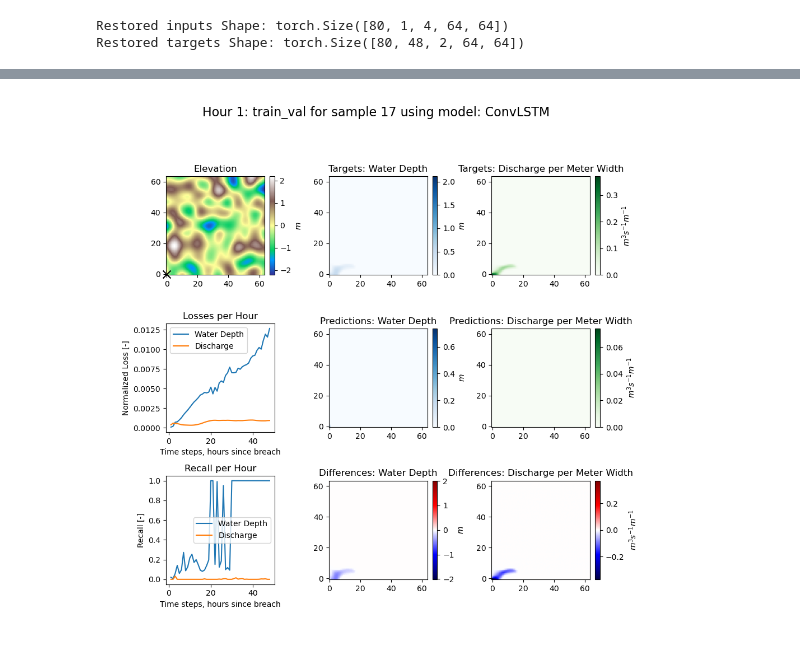
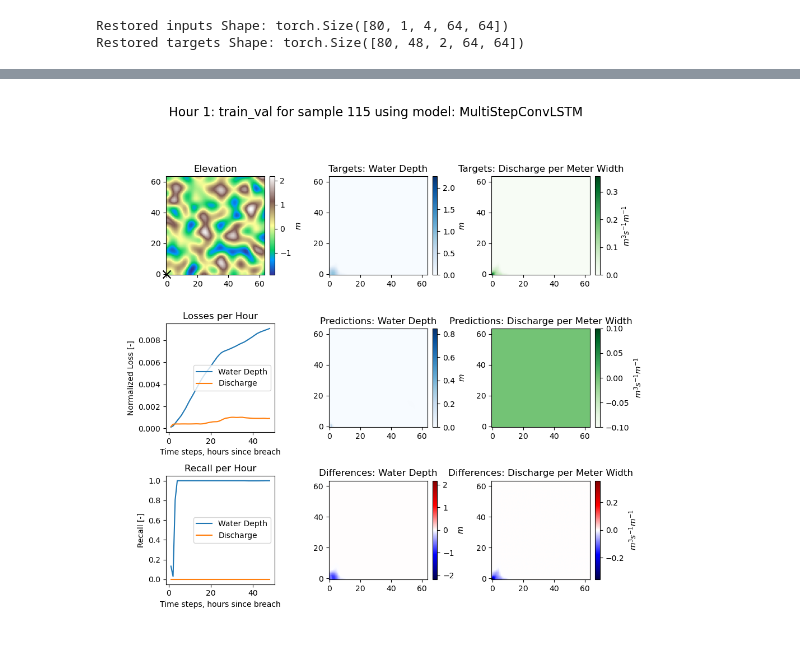
Before and after one commit to antoniomagherini99/FLOOD_group2, a Jupyter notebook: models/ConvLSTM_model/test_augmentation.ipynb, the cells around one changed output, grey strips where cells are left out. Saved outputs shown, nothing was run; the diff lists cells and outputs as text; code cells hidden in the pictures.

Commit message:
augmentation struggles

```diff
--- a/models/ConvLSTM_model/test_augmentation.ipynb
+++ b/models/ConvLSTM_model/test_augmentation.ipynb
@@ -142,5 +160,5 @@ You are now using only the transformed dataset.'
         warnings.warn(warning_msg, RuntimeWarning)
     return transformed_dataset
 # %%
-# transformed_dataset = augmentation(train_dataset, seed=42, p_hflip=0.5, full=True)
-transformed_dataset = train_dataset
+transformed_dataset = augmentation(train_dataset, p_hflip=0.5, full=True)
+# transformed_dataset = train_dataset
@@ -158,11 +179,11 @@ normalized_train_dataset = normalize_dataset(train_set, scaler_x, scaler_wd, sca
 normalized_val_dataset = normalize_dataset(val_set, scaler_x, scaler_wd, scaler_q, train_val)
 # %%
 # Model
-# model = MultiStepConvLSTM(input_dim = normalized_train_dataset[0][0].shape[1], output_dim = normalized_train_dataset[0][1].shape[1],
-#                           hidden_dim = 8, kernel_size = (3, 3), num_layers = 8, batch_first=True, bias=True, return_all_layers = False).to(device)
+model = MultiStepConvLSTM(input_dim = normalized_train_dataset[0][0].shape[1], output_dim = normalized_train_dataset[0][1].shape[1],
+                          hidden_dim = 32, kernel_size = (3, 3), num_layers = 2, batch_first=True, bias=True, return_all_layers = False).to(device)
 
-model = ConvLSTM(input_dim = normalized_train_dataset[0][0].shape[1], output_dim = normalized_train_dataset[0][1].shape[1], hidden_dim = 32, kernel_size = (3, 3),
-                 num_layers = 48, batch_first=True, bias=True, return_all_layers = True).to(device)
+# model = ConvLSTM(input_dim = normalized_train_dataset[0][0].shape[1], output_dim = normalized_train_dataset[0][1].shape[1], hidden_dim = 32, kernel_size = (3, 3),
+#                  num_layers = 48, batch_first=True, bias=True, return_all_layers = True).to(device)
 
 # return all layers has to be true to obtain all the outputs I think
 # num_layers refers to the number of cells and thus outputs
@@ -185,7 +206,7 @@ ConvLSTM(
 # Set training parameters
 learning_rate = 0.005
 batch_size = 4 # Only have 64 and 16 samples for training and validation, I think should be kept small, having issues where this only works if set to 1
-num_epochs = 50 #1_000
+num_epochs = 100 #1_000
 
 # Create the optimizer to train the neural network via back-propagation
 optimizer = torch.optim.Adam(params=model.parameters(), lr=learning_rate)
@@ -217,7 +238,7 @@ for epoch in range(1, num_epochs+1):
     val_losses.append(val_loss)
     count += 1
 
-    if epoch%100 == 0:
+    if epoch%5 == 0:
         print(f"Epoch: {epoch} " +
               f"\t Training loss: {train_loss: .2e} " +
               f"\t Validation loss: {val_loss: .2e} " +
@@ -235,7 +277,7 @@ plot_losses(train_losses, val_losses, 'ConvLSTM (+ Augmentation) ')
 # %%
-plot_animation(17, normalized_train_dataset, model, train_val,
+plot_animation(115, normalized_train_dataset, model, train_val,
                scaler_x, scaler_wd, scaler_q, device = device, save = False)
 # %% [output]
-[figure, old version]
+[figure, new version]
 # %%
 normalized_train_dataset[0][1].shape
```
Also changed, not shown: parts of 9 cells of this notebook, 2 other files.
